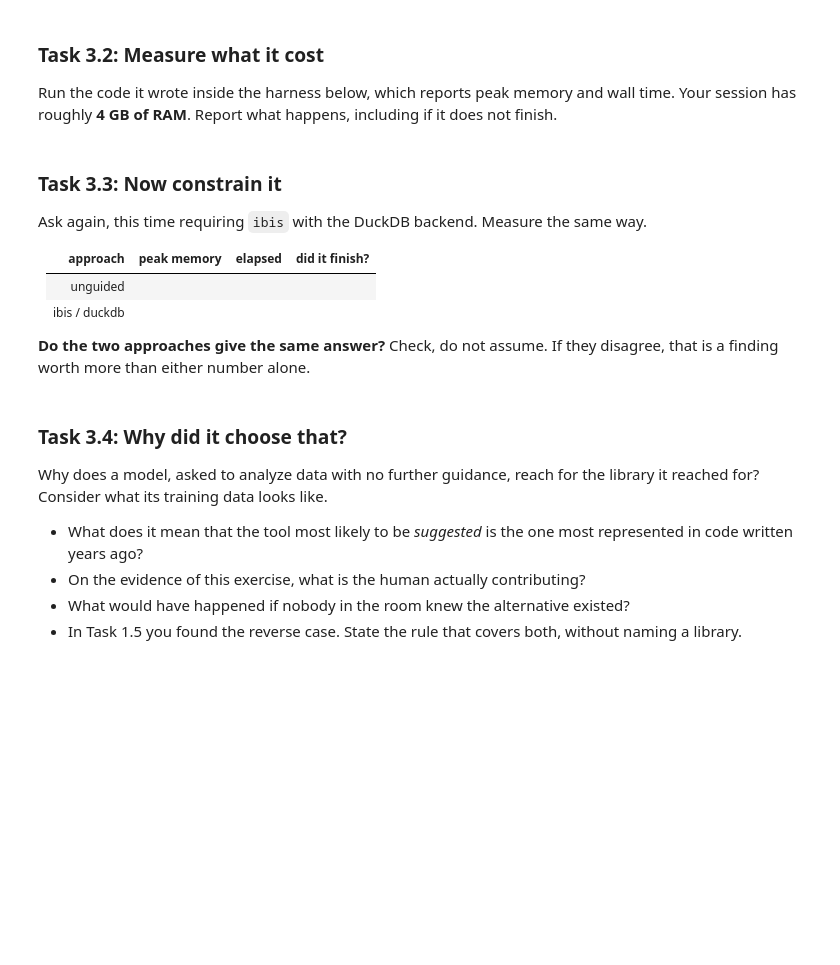
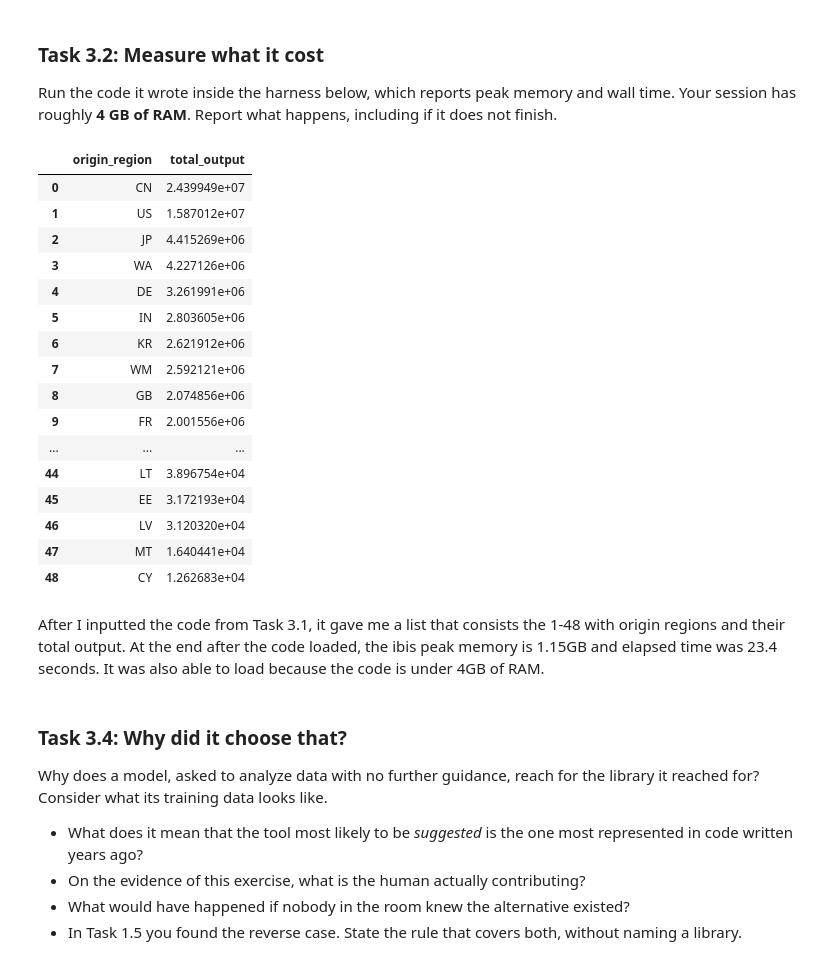
Before and after one commit to lytrang-star/mod1-climate, a Jupyter notebook: climate.ipynb, the cells around one changed output. Saved outputs shown, nothing was run; the diff lists cells and outputs as text; code cells hidden in the pictures; blank space fills up the shorter version.

```diff
--- a/climate.ipynb
+++ b/climate.ipynb
@@ -215,18 +403,33 @@ def measure(label):
 
 # with measure("pandas"):
 #     result = ...
-# %% [markdown]
-### Task 3.3: Now constrain it
-
-Ask again, this time requiring `ibis` with the DuckDB backend. Measure the same way.
-
-| approach | peak memory | elapsed | did it finish? |
-|---|---|---|---|
-| unguided | | | |
-| ibis / duckdb | | | |
-
-**Do the two approaches give the same answer?** Check, do not assume. If they disagree, that is a
-finding worth more than either number alone.
+# %%
+import ibis
+
+con = ibis.duckdb.connect()
+z = con.read_parquet("https://data.source.coop/youssef-harby/exiobase-3/4588235/parquet/year=2022/format=ixi/matrix=Z/data.parquet")
+
+z.group_by("origin_region").aggregate(total_output=z.value.sum()).order_by(ibis.desc("total_output")).execute()
+# %% [output]
+|  | origin_region | total_output |
+| 0 | CN | 2.439949e+07 |
+| 1 | US | 1.587012e+07 |
+| 2 | JP | 4.415269e+06 |
+| 3 | WA | 4.227126e+06 |
+| 4 | DE | 3.261991e+06 |
+| 5 | IN | 2.803605e+06 |
+| 6 | KR | 2.621912e+06 |
+| 7 | WM | 2.592121e+06 |
+| 8 | GB | 2.074856e+06 |
+| 9 | FR | 2.001556e+06 |
+| ... | ... | ... |
+| 44 | LT | 3.896754e+04 |
+| 45 | EE | 3.172193e+04 |
+| 46 | LV | 3.120320e+04 |
+| 47 | MT | 1.640441e+04 |
+| 48 | CY | 1.262683e+04 |
+# %% [markdown]
+After I inputted the code from Task 3.1, it gave me a list that consists the 1-48 with origin regions and their total output. At the end after the code loaded, the ibis peak memory is 1.15GB and elapsed time was 23.4 seconds. It was also able to load because the code is under 4GB of RAM.
 # %% [markdown]
 ### Task 3.4: Why did it choose that?
 
```
Also changed, not shown: parts of 16 cells of this notebook, 2 other files.
